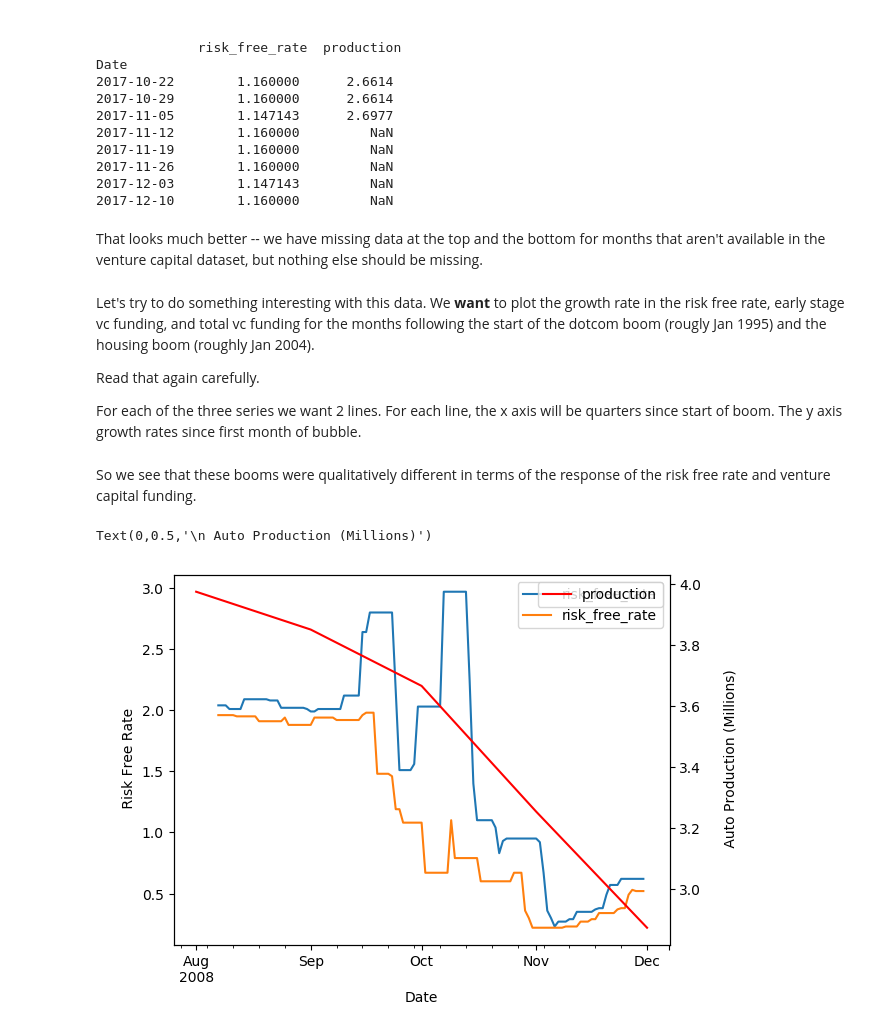
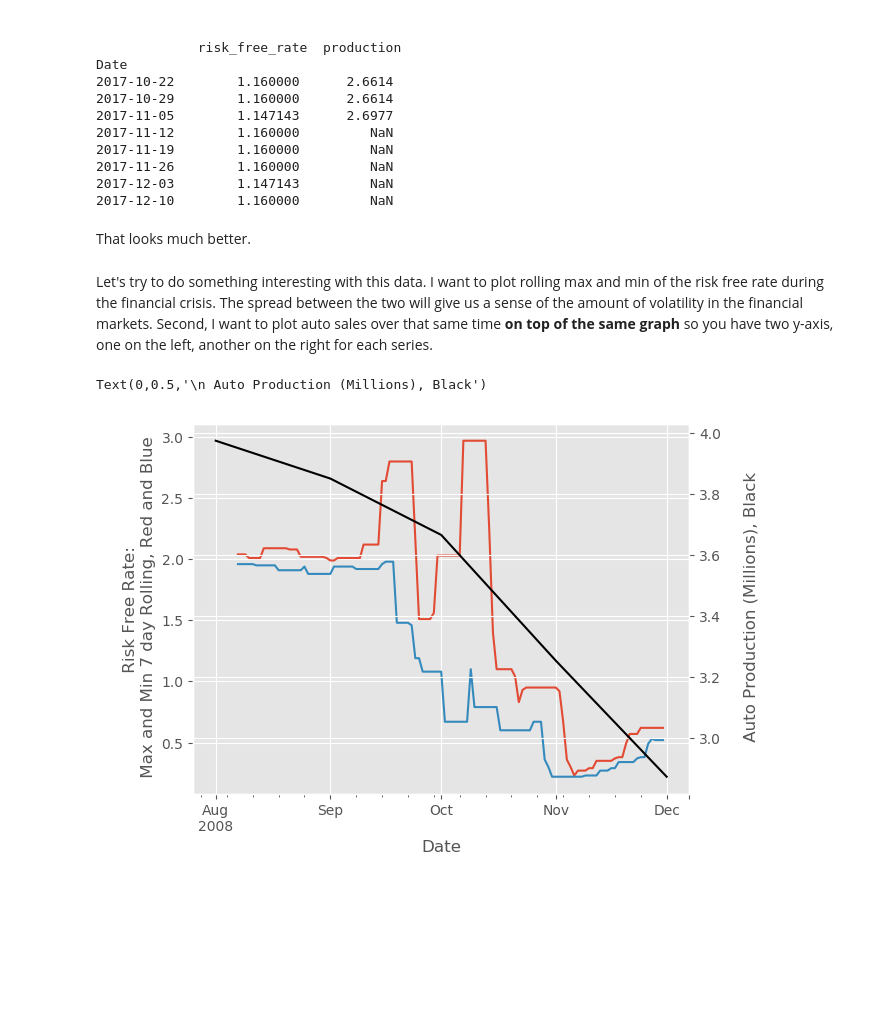
Before and after one commit to mwaugh0328/Data_Bootcamp_Fall_2017, a Jupyter notebook: data_bootcamp_1211/bootcamp_timeseries.ipynb, the cells around one changed output. Drawn from its saved outputs; the diff is of its cells as text; code cells hidden in the pictures; blank space fills up the shorter version.

Commit message:
TimeSeries notebook updated

```diff
--- a/data_bootcamp_1211/bootcamp_timeseries.ipynb
+++ b/data_bootcamp_1211/bootcamp_timeseries.ipynb
@@ -628,30 +671,27 @@ Date
 2017-11-26        1.160000         NaN
 2017-12-03        1.147143         NaN
 2017-12-10        1.160000         NaN
-# %% [markdown]
-That looks much better -- we have missing data at the top and the bottom for months that aren't available in the venture capital dataset, but nothing else should be missing.
-# %% [markdown]
-Let's try to do something interesting with this data. We **want** to plot the growth rate in the risk free rate, early stage vc funding, and total vc funding for the months following the start of the dotcom boom (rougly Jan 1995) and the housing boom (roughly Jan 2004).
-
-Read that again carefully.
-
-For each of the three series we want 2 lines. For each line, the x axis will be quarters since start of boom. The y axis growth rates since first month of bubble.
-# %% [markdown]
-So we see that these booms were qualitatively different in terms of the response of the risk free rate and venture capital funding.
+# %% [markdown]
+That looks much better.
+# %% [markdown]
+Let's try to do something interesting with this data. I want to plot rolling max and min of the risk free rate during the financial crisis. The spread between the two will give us a sense of the amount of volatility in the financial markets. Second, I want to plot auto sales over that same time **on top of the same graph** so you have two y-axis, one on the left, another on the right for each series.
 # %%
+plt.style.use("ggplot")
+
 fig, ax = plt.subplots()
 
-ffr["2008-8":"2008-11"].rolling(window=7).max().plot(ax=ax)
-ffr["2008-8":"2008-11"].rolling(window=7).min().plot(ax=ax)
+ffr["2008-8":"2008-11"].rolling(window=7).max().plot(ax=ax, legend = False)
+ffr["2008-8":"2008-11"].rolling(window=7).min().plot(ax=ax, legend = False)
 
-ax.set_ylabel('\n Risk Free Rate')
+ax.set_ylabel('\n Risk Free Rate: \n Max and Min 7 day Rolling, Red and Blue')
 
-ax2 = ax.twinx()
+ax2 = ax.twinx() # This is the key command which creates a "twin" for the
+                 # axis, then we use this ax2 for ploting auto sales
 
-autos["2008-8":"2008-12"].plot(ax=ax2, color = "r")
+autos["2008-8":"2008-12"].plot(ax=ax2, color = 'k', legend = False)
 
-ax2.set_ylabel('\n Auto Production (Millions)')
+ax2.set_ylabel('\n Auto Production (Millions), Black')
 # %% [output]
-Text(0,0.5,'\n Auto Production (Millions)')
+Text(0,0.5,'\n Auto Production (Millions), Black')
-[figure, old version]
+[figure, new version]
 # %%
```
Also changed, not shown: parts of 27 cells of this notebook.
